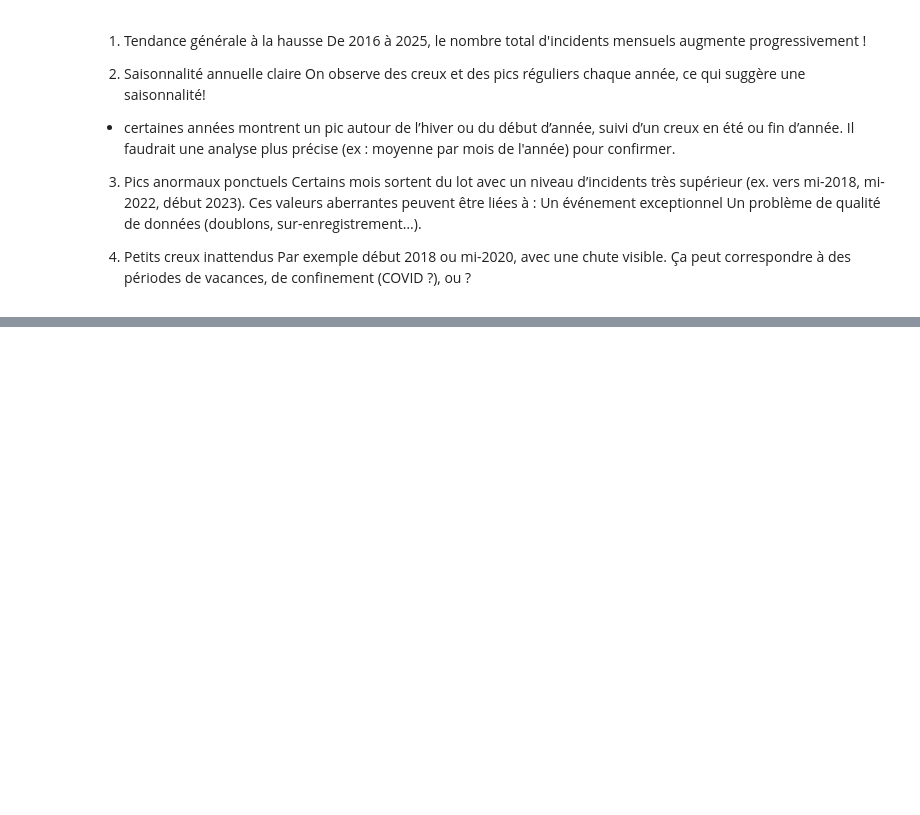
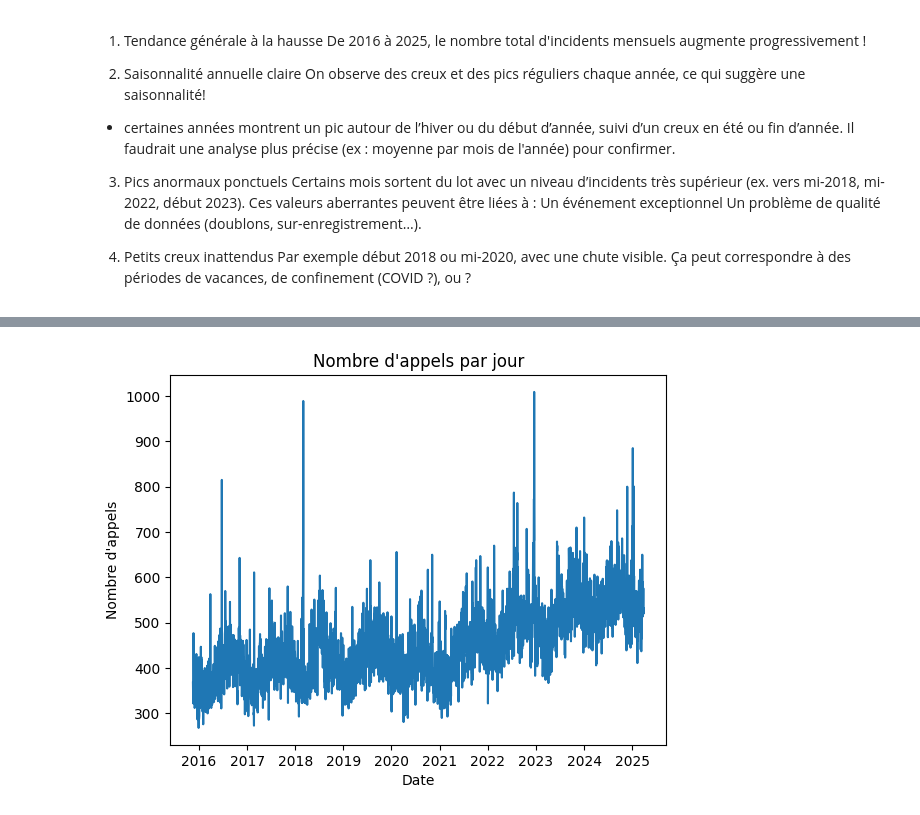
Before and after one commit to Massilia23/london-fire-response, a Jupyter notebook: notebooks/data-exploration.ipynb, the cells around one changed output, grey strips where cells are left out. Drawn from its saved outputs; the diff is of its cells as text; code cells hidden in the pictures; blank space fills up the shorter version.

```diff
--- a/notebooks/data-exploration.ipynb
+++ b/notebooks/data-exploration.ipynb
@@ -466,0 +585,16 @@ Par exemple début 2018 ou mi-2020, avec une chute visible.
+# %%
+
+df['date'] = df['DateAndTimeMobilised'].dt.floor('D')
+
+# Regroupement par jour en comptant le nombre d'incidents
+daily_counts = df.groupby('date').size().reset_index(name='nb_appels')
+
+# Visualisation rapide
+import matplotlib.pyplot as plt
+plt.plot(daily_counts['date'], daily_counts['nb_appels'])
+plt.title('Nombre d\'appels par jour')
+plt.xlabel('Date')
+plt.ylabel('Nombre d\'appels')
+plt.show()
+# %% [output]
+[figure, added]
```
Also changed, not shown: parts of 30 cells of this notebook, 1 other file.
